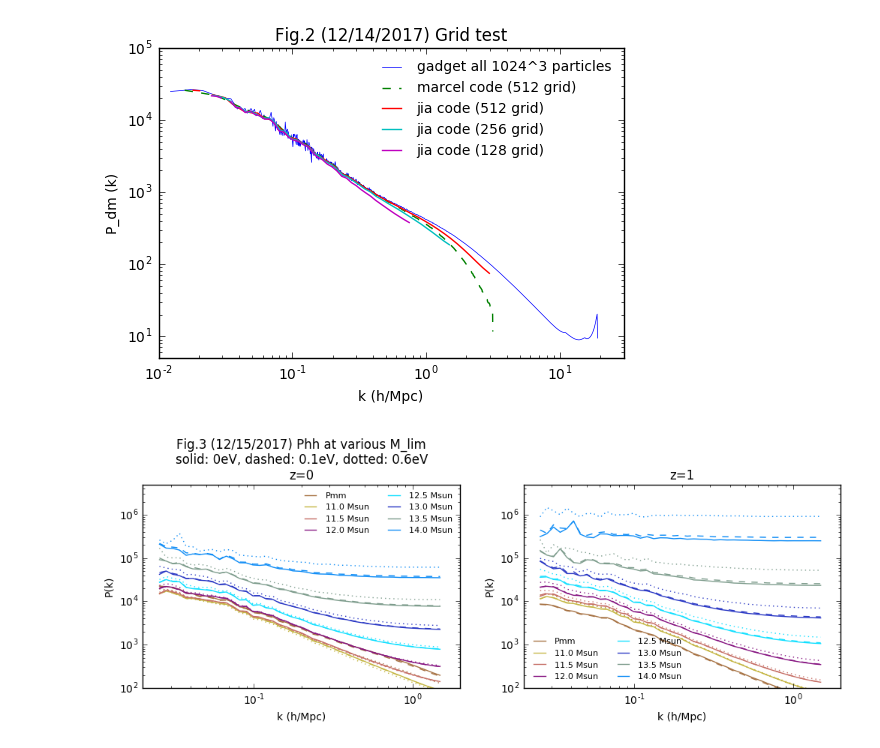
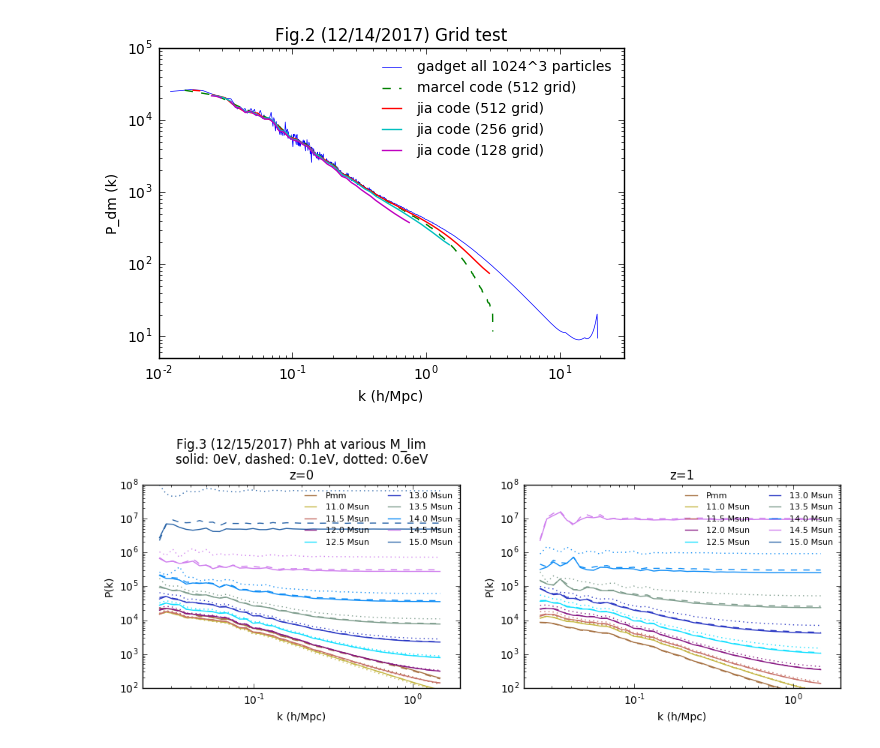
Before and after one commit to liuxx479/nubias, a Jupyter notebook: plots.ipynb, the cells around one changed output. Drawn from its saved outputs; the diff is of its cells as text; code cells hidden in the pictures.

```diff
--- a/plots.ipynb
+++ b/plots.ipynb
@@ -60,7 +60,7 @@ Parr01_z0 = load('Phh/Phh_mnv0.10000_om0.30000_As2.1000_066.npy')
 Parr06_z1 = load('Phh/Phh_mnv0.60000_om0.30000_As2.1000_048.npy')
 Parr06_z0 = load('Phh/Phh_mnv0.60000_om0.30000_As2.1000_066.npy')
 
-mcut=arange(11.0, 14.5, 0.5)
+mcut=arange(11.0, 15.5, 0.5)
 # %%
 iseed=10025
 seed(iseed)
@@ -79,33 +79,33 @@ for imcut in mcut:
     loglog(Parr01_z0[0],Parr01_z0[i],'--',color=icolor)
     loglog(Parr06_z0[0],Parr06_z0[i],':',color=icolor)
 legend(fontsize=8,frameon=0,loc=0,ncol=2)
 title('''Fig.3 (12/15/2017) Phh at various M_lim
 solid: 0eV, dashed: 0.1eV, dotted: 0.6eV
 z=0''')
 xlabel('k (h/Mpc)')
 ylabel('P(k)')
 xlim(2e-2,2)
-ylim(1e2,5e6)
+ylim(1e2,1e8)
 
 seed(iseed)
 subplot(122)
 icolor=rand(3)
 loglog(Parr00_z1[0],Parr00_z1[1],'-',color=icolor,label='Pmm')
 loglog(Parr01_z1[0],Parr01_z1[1],'--',color=icolor)
 loglog(Parr06_z1[0],Parr06_z1[2],':',color=icolor)
 i=2
 for imcut in mcut:
     i+=1
     icolor=rand(3)
     loglog(Parr00_z1[0],Parr00_z1[i],'-',color=icolor,label='%s Msun'%(imcut))
     loglog(Parr01_z1[0],Parr01_z1[i],'--',color=icolor)
     loglog(Parr06_z1[0],Parr06_z1[i],':',color=icolor)
 legend(fontsize=8,frameon=0,loc=0,ncol=2)
 xlim(2e-2,2)
-ylim(1e2,5e6)
+ylim(1e2,1e8)
 title('z=1')
 xlabel('k (h/Mpc)')
 ylabel('P(k)')
 show()
 # %% [output]
-[figure, old version]
+[figure, new version]
```
Also changed, not shown: 1 other file.
